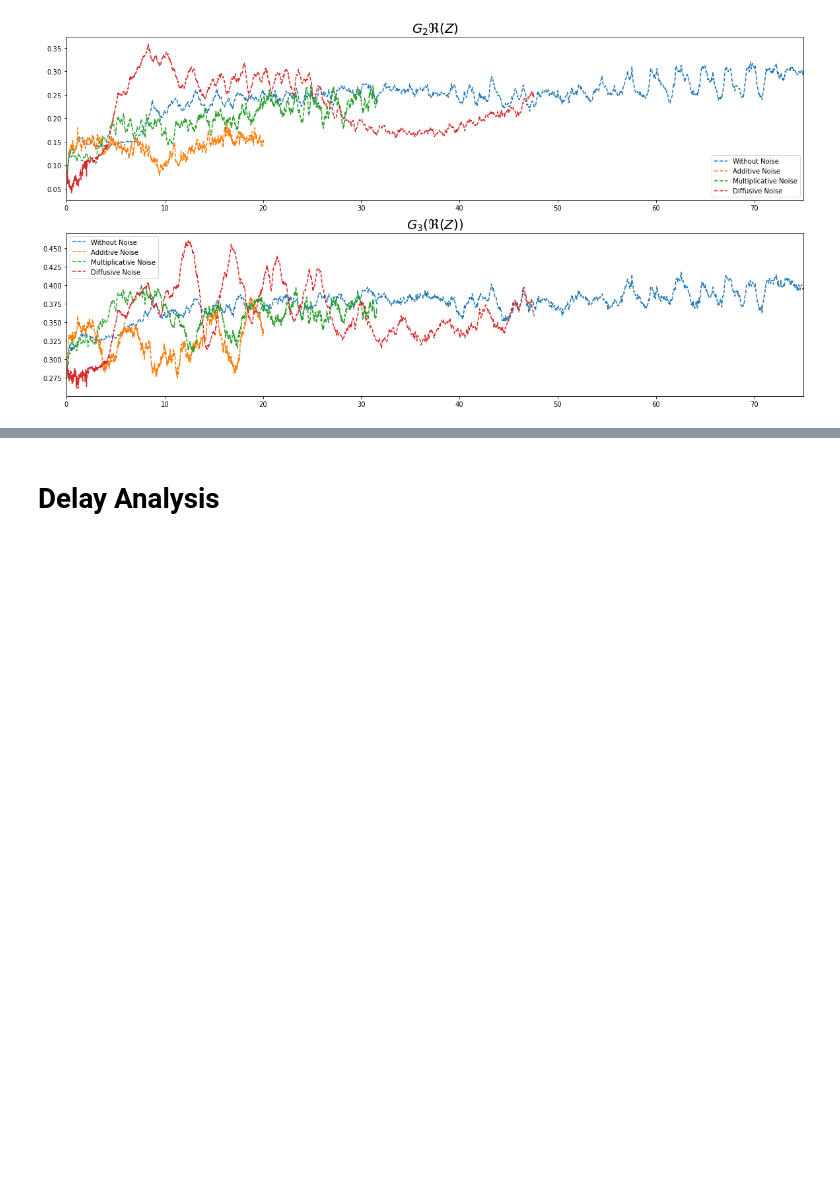
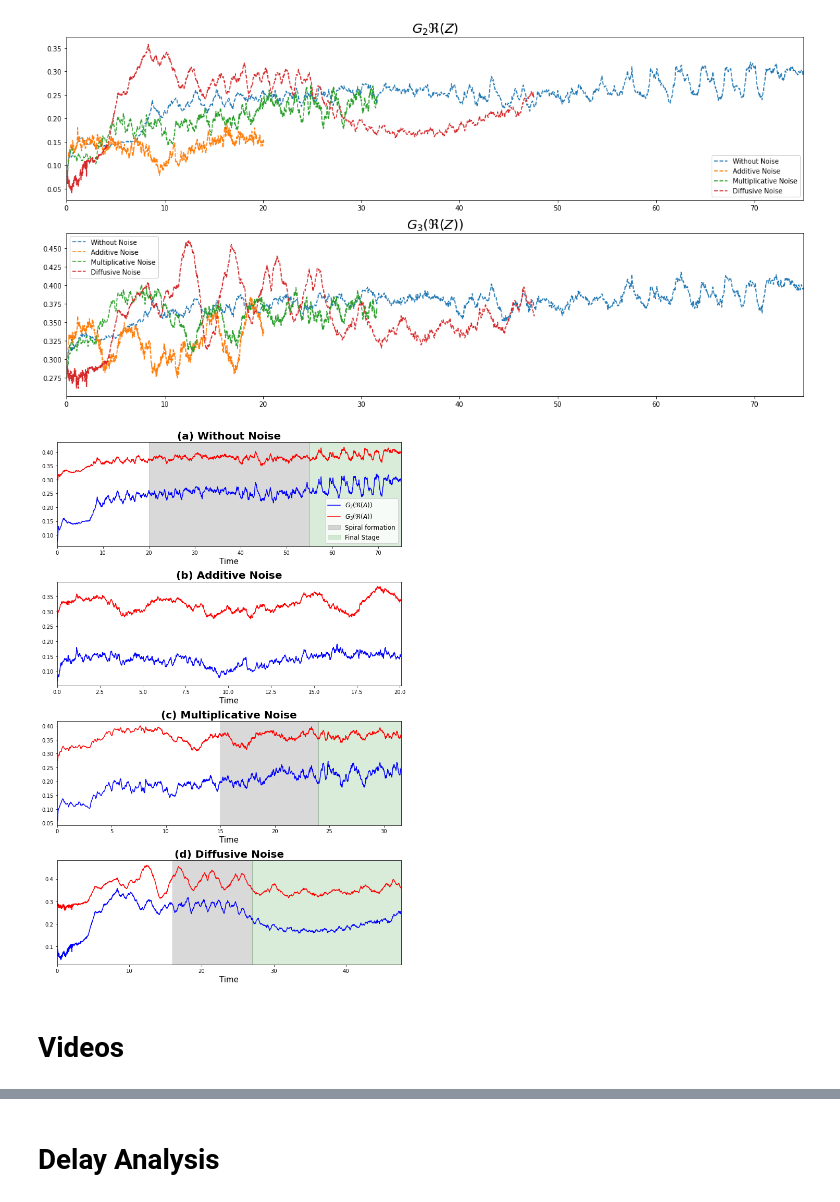
Before and after one commit to rsautter/Noisy-Complex-Ginzburg-Landau, a Jupyter notebook: GPA_Analysis.ipynb, the cells around one changed output, grey strips where cells are left out. Saved outputs shown, nothing was run; the diff lists cells and outputs as text; code cells hidden in the pictures; blank space fills up the shorter version.

```diff
--- a/GPA_Analysis.ipynb
+++ b/GPA_Analysis.ipynb
@@ -399,3 +399,53 @@ plt.xlim(0,max(twithout))
 plt.show()
 # %% [output]
 [figure]
+# %%
+labelSize= 15
+titleSize= 20
+legendSize=12
+
+plt.figure(figsize=(10,15))
+
+plt.subplot(4,1,1)
+plt.plot(twithout, without["G2"][:-1],label=r"$G_2(\Re(A))$", ls= '-',color='blue')
+plt.plot(twithout, without["G3"][:-1],label=r"$G_3(\Re(A))$", ls= '-',color='red')
+plt.axvspan(20,55,alpha=0.15,color='k',label='Spiral formation')
+plt.axvspan(55,np.max(twithout),alpha=0.15,color='green',label='Final Stage')
+
+
+plt.xlim(0,max(twithout))
+plt.title("(a) Without Noise",fontsize=titleSize,fontweight="bold")
+plt.xlabel("Time",fontsize=labelSize)
+plt.legend(fontsize= legendSize)
+
+plt.subplot(4,1,2)
+plt.plot(tadd, add["G2"][:-1],label="Additive Noise", ls= '-',color='blue')
+plt.plot(tadd, add["G3"][:-1],label="Additive Noise", ls= '-',color='red')
+plt.xlim(0,max(tadd))
+plt.title("(b) Additive Noise",fontsize=titleSize,fontweight="bold")
+plt.xlabel("Time",fontsize=labelSize)
+
+plt.subplot(4,1,3)
+plt.plot(tmul, mul["G2"][:-1],label="Multiplicative Noise", ls= '-',color='blue')
+plt.plot(tmul, mul["G3"][:-1],label="Multiplicative Noise", ls= '-',color='red')
+plt.xlim(0,max(tmul))
+plt.xlabel("Time",fontsize=labelSize)
+plt.axvspan(15,24,alpha=0.15,color='k',label='Spiral formation')
+plt.axvspan(24,np.max(tmul),alpha=0.15,color='green',label='Final Stage')
+plt.title("(c) Multiplicative Noise",fontsize=titleSize,fontweight="bold")
+
+plt.subplot(4,1,4)
+plt.plot(tdiff, diff["G2"][:-1],label="Diffusive Noise", ls= '-',color='blue')
+plt.plot(tdiff, diff["G3"][:-1],label="Diffusive Noise", ls= '-',color='red')
+plt.xlim(0,max(tdiff))
+plt.title("(d) Diffusive Noise",fontsize=titleSize,fontweight="bold")
+plt.axvspan(16,27,alpha=0.15,color='k',label='Spiral formation')
+plt.axvspan(27,np.max(tdiff),alpha=0.15,color='green',label='Final Stage')
+plt.xlabel("Time",fontsize=labelSize)
+
+plt.tight_layout()
+plt.show()
+# %% [output]
+[figure, added]
+# %% [markdown]
+# Videos
```
Also changed, not shown: parts of 4 cells of this notebook, 2 other files.
